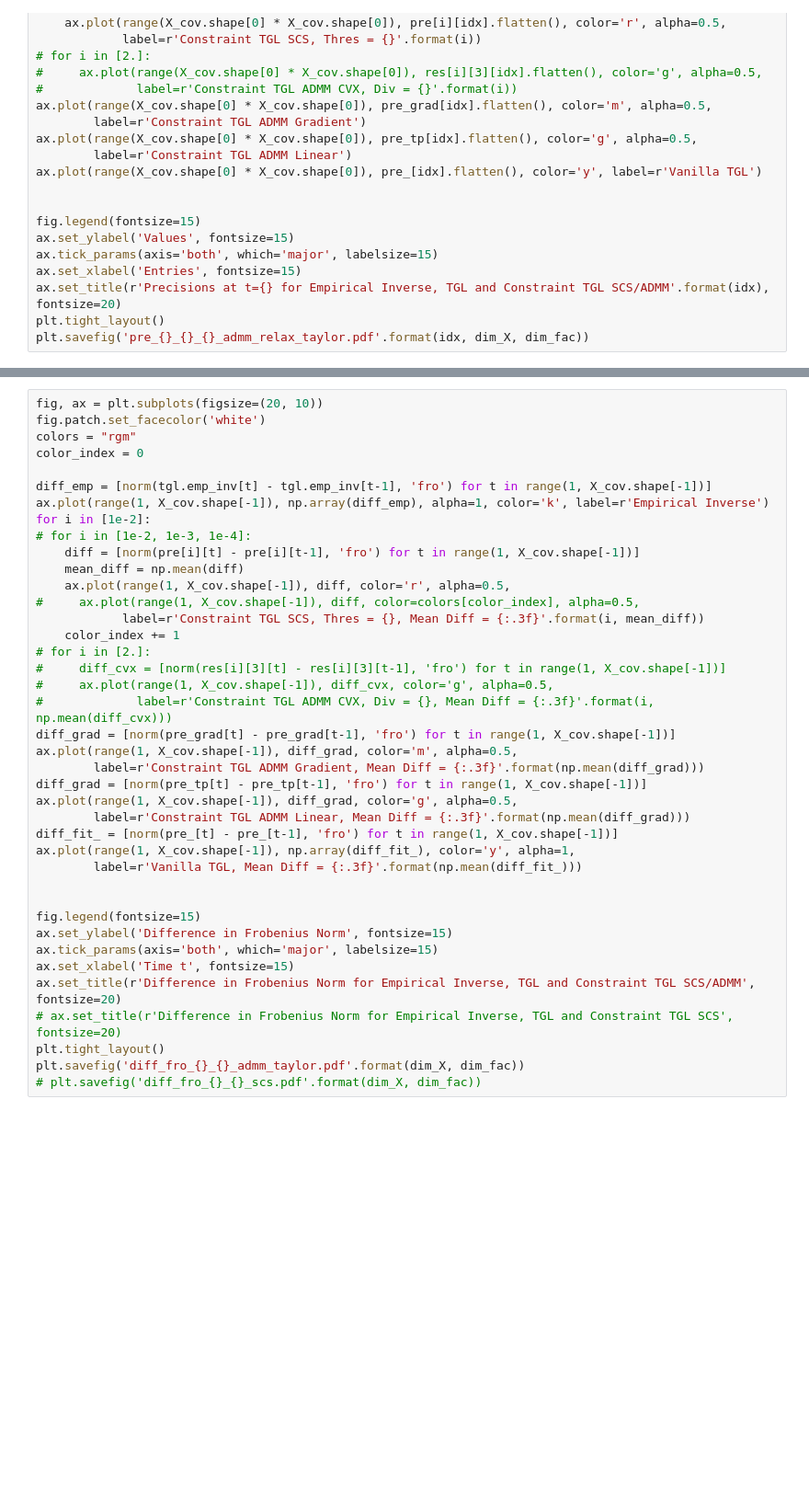
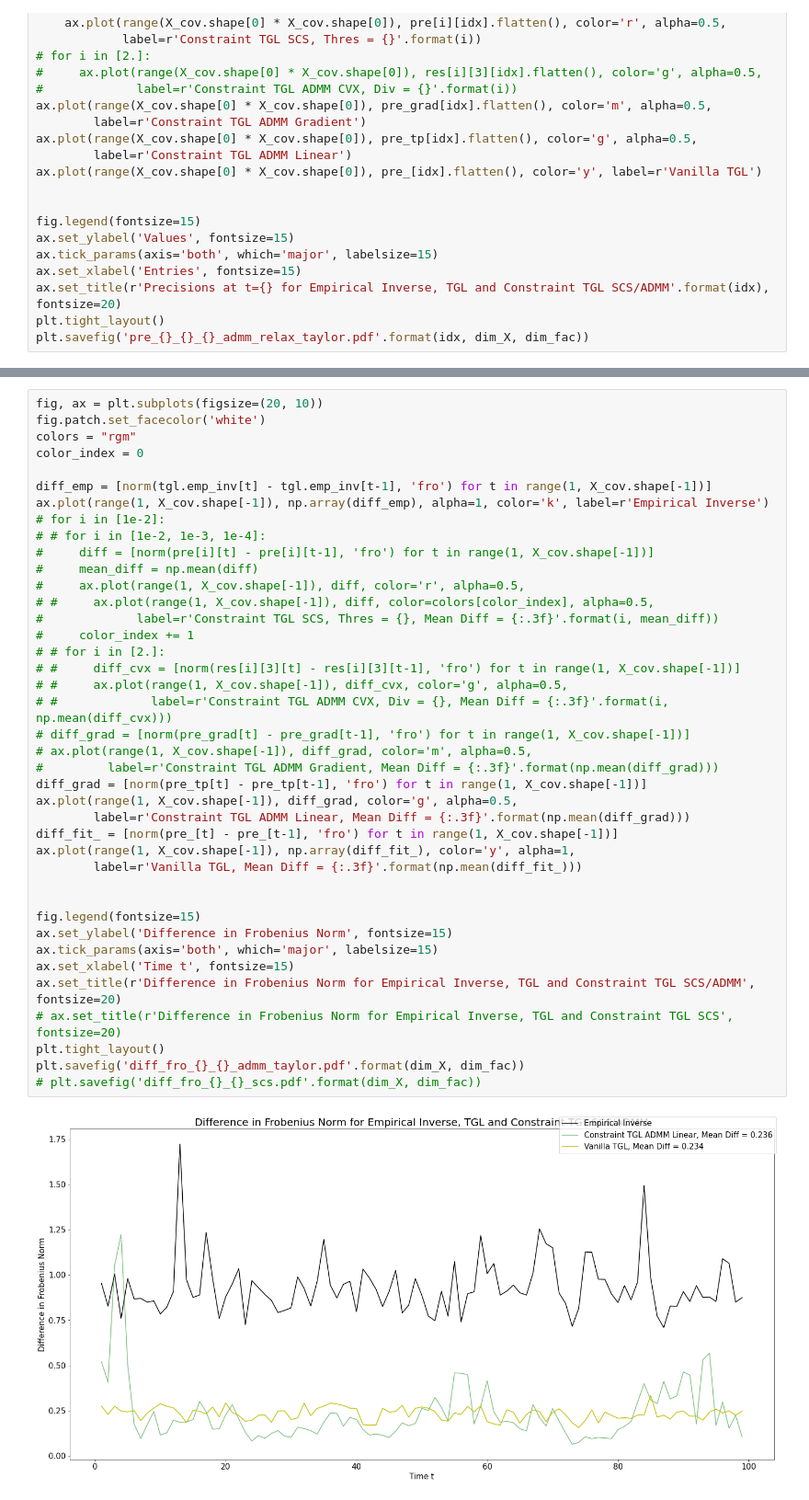
Before and after one commit to atechnicolorskye/post_sum, a Jupyter notebook: regain/inequality_constraint_cvxpy.ipynb, the cells around one changed output, grey strips where cells are left out. Shown at 92% size. Saved outputs shown, nothing was run; the diff lists cells and outputs as text; blank space fills up the shorter version.

```diff
--- a/regain/inequality_constraint_cvxpy.ipynb
+++ b/regain/inequality_constraint_cvxpy.ipynb
@@ -336,40 +310,42 @@ plt.savefig('diff_supp_{}_{}_admm_taylor.pdf'.format(dim_X, dim_fac))
 # %%
 fig, ax = plt.subplots(figsize=(20, 10))
 fig.patch.set_facecolor('white')
 colors = "rgm"
 color_index = 0
 
 diff_emp = [norm(tgl.emp_inv[t] - tgl.emp_inv[t-1], 'fro') for t in range(1, X_cov.shape[-1])]
 ax.plot(range(1, X_cov.shape[-1]), np.array(diff_emp), alpha=1, color='k', label=r'Empirical Inverse')
-for i in [1e-2]:
-# for i in [1e-2, 1e-3, 1e-4]:
-    diff = [norm(pre[i][t] - pre[i][t-1], 'fro') for t in range(1, X_cov.shape[-1])]
-    mean_diff = np.mean(diff)
-    ax.plot(range(1, X_cov.shape[-1]), diff, color='r', alpha=0.5,
-#     ax.plot(range(1, X_cov.shape[-1]), diff, color=colors[color_index], alpha=0.5,
-            label=r'Constraint TGL SCS, Thres = {}, Mean Diff = {:.3f}'.format(i, mean_diff))
-    color_index += 1
-# for i in [2.]:
-#     diff_cvx = [norm(res[i][3][t] - res[i][3][t-1], 'fro') for t in range(1, X_cov.shape[-1])]
-#     ax.plot(range(1, X_cov.shape[-1]), diff_cvx, color='g', alpha=0.5,
-#             label=r'Constraint TGL ADMM CVX, Div = {}, Mean Diff = {:.3f}'.format(i, np.mean(diff_cvx)))
-diff_grad = [norm(pre_grad[t] - pre_grad[t-1], 'fro') for t in range(1, X_cov.shape[-1])]
-ax.plot(range(1, X_cov.shape[-1]), diff_grad, color='m', alpha=0.5,
-        label=r'Constraint TGL ADMM Gradient, Mean Diff = {:.3f}'.format(np.mean(diff_grad)))
+# for i in [1e-2]:
+# # for i in [1e-2, 1e-3, 1e-4]:
+#     diff = [norm(pre[i][t] - pre[i][t-1], 'fro') for t in range(1, X_cov.shape[-1])]
+#     mean_diff = np.mean(diff)
+#     ax.plot(range(1, X_cov.shape[-1]), diff, color='r', alpha=0.5,
+# #     ax.plot(range(1, X_cov.shape[-1]), diff, color=colors[color_index], alpha=0.5,
+#             label=r'Constraint TGL SCS, Thres = {}, Mean Diff = {:.3f}'.format(i, mean_diff))
+#     color_index += 1
+# # for i in [2.]:
+# #     diff_cvx = [norm(res[i][3][t] - res[i][3][t-1], 'fro') for t in range(1, X_cov.shape[-1])]
+# #     ax.plot(range(1, X_cov.shape[-1]), diff_cvx, color='g', alpha=0.5,
+# #             label=r'Constraint TGL ADMM CVX, Div = {}, Mean Diff = {:.3f}'.format(i, np.mean(diff_cvx)))
+# diff_grad = [norm(pre_grad[t] - pre_grad[t-1], 'fro') for t in range(1, X_cov.shape[-1])]
+# ax.plot(range(1, X_cov.shape[-1]), diff_grad, color='m', alpha=0.5,
+#         label=r'Constraint TGL ADMM Gradient, Mean Diff = {:.3f}'.format(np.mean(diff_grad)))
 diff_grad = [norm(pre_tp[t] - pre_tp[t-1], 'fro') for t in range(1, X_cov.shape[-1])]
 ax.plot(range(1, X_cov.shape[-1]), diff_grad, color='g', alpha=0.5,
         label=r'Constraint TGL ADMM Linear, Mean Diff = {:.3f}'.format(np.mean(diff_grad)))
 diff_fit_ = [norm(pre_[t] - pre_[t-1], 'fro') for t in range(1, X_cov.shape[-1])]
 ax.plot(range(1, X_cov.shape[-1]), np.array(diff_fit_), color='y', alpha=1,
         label=r'Vanilla TGL, Mean Diff = {:.3f}'.format(np.mean(diff_fit_)))
 
 
 fig.legend(fontsize=15)
 ax.set_ylabel('Difference in Frobenius Norm', fontsize=15)
 ax.tick_params(axis='both', which='major', labelsize=15)
 ax.set_xlabel('Time t', fontsize=15)
 ax.set_title(r'Difference in Frobenius Norm for Empirical Inverse, TGL and Constraint TGL SCS/ADMM', fontsize=20)
 # ax.set_title(r'Difference in Frobenius Norm for Empirical Inverse, TGL and Constraint TGL SCS', fontsize=20)
 plt.tight_layout()
 plt.savefig('diff_fro_{}_{}_admm_taylor.pdf'.format(dim_X, dim_fac))
 # plt.savefig('diff_fro_{}_{}_scs.pdf'.format(dim_X, dim_fac))
+# %% [output]
+[figure, added]
```
Also changed, not shown: parts of 9 cells of this notebook, 4 other files.
